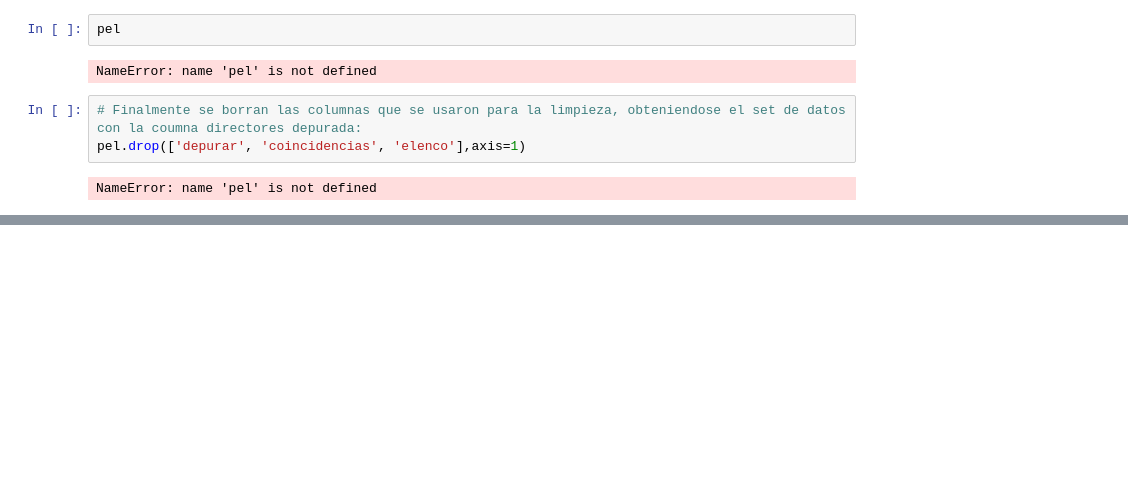
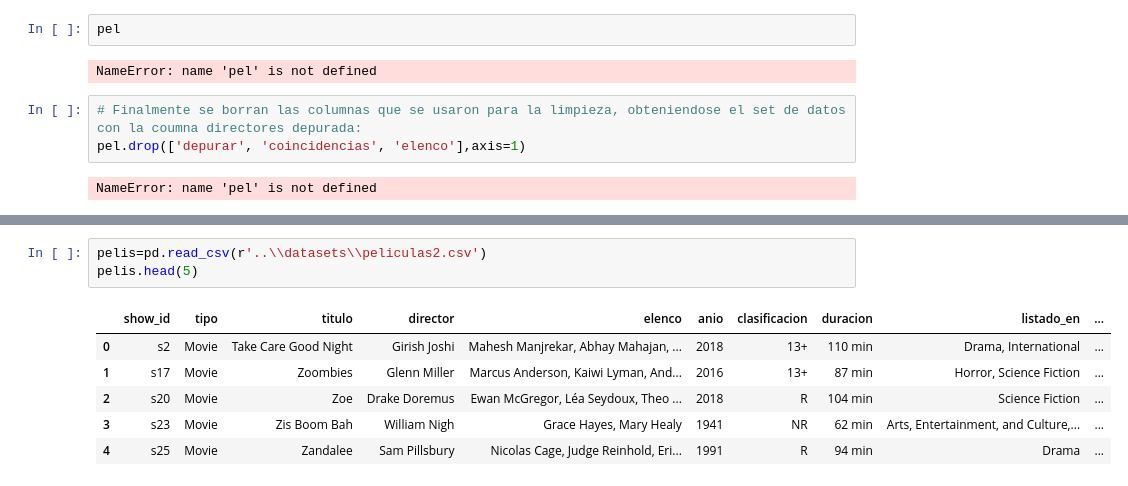
Before and after one commit to L-Ameneiro/IngeniasDataScience, a Jupyter notebook: notebooks/ANALISIS Y PROCESAMIENTO.ipynb, the cells around one changed output, grey strips where cells are left out. Drawn from its saved outputs; the diff is of its cells as text; blank space fills up the shorter version.

```diff
--- a/notebooks/ANALISIS Y PROCESAMIENTO.ipynb
+++ b/notebooks/ANALISIS Y PROCESAMIENTO.ipynb
@@ -780,0 +812,10 @@ NameError: name 'pel' is not defined
+# %%
+pelis=pd.read_csv(r'..\\datasets\\peliculas2.csv')
+pelis.head(5)
+# %% [output]
+|  | show_id | tipo | titulo | director | elenco | anio | clasificacion | duracion | listado_en | ... |
+| 0 | s2 | Movie | Take Care Good Night | Girish Joshi | Mahesh Manjrekar, Abhay Mahajan, ... | 2018 | 13+ | 110 min | Drama, International | ... |
+| 1 | s17 | Movie | Zoombies | Glenn Miller | Marcus Anderson, Kaiwi Lyman, And... | 2016 | 13+ | 87 min | Horror, Science Fiction | ... |
+| 2 | s20 | Movie | Zoe | Drake Doremus | Ewan McGregor, Léa Seydoux, Theo ... | 2018 | R | 104 min | Science Fiction | ... |
+| 3 | s23 | Movie | Zis Boom Bah | William Nigh | Grace Hayes, Mary Healy | 1941 | NR | 62 min | Arts, Entertainment, and Culture,... | ... |
+| 4 | s25 | Movie | Zandalee | Sam Pillsbury | Nicolas Cage, Judge Reinhold, Eri... | 1991 | R | 94 min | Drama | ... |
```
Also changed, not shown: parts of 8 cells of this notebook, 3 other files.
